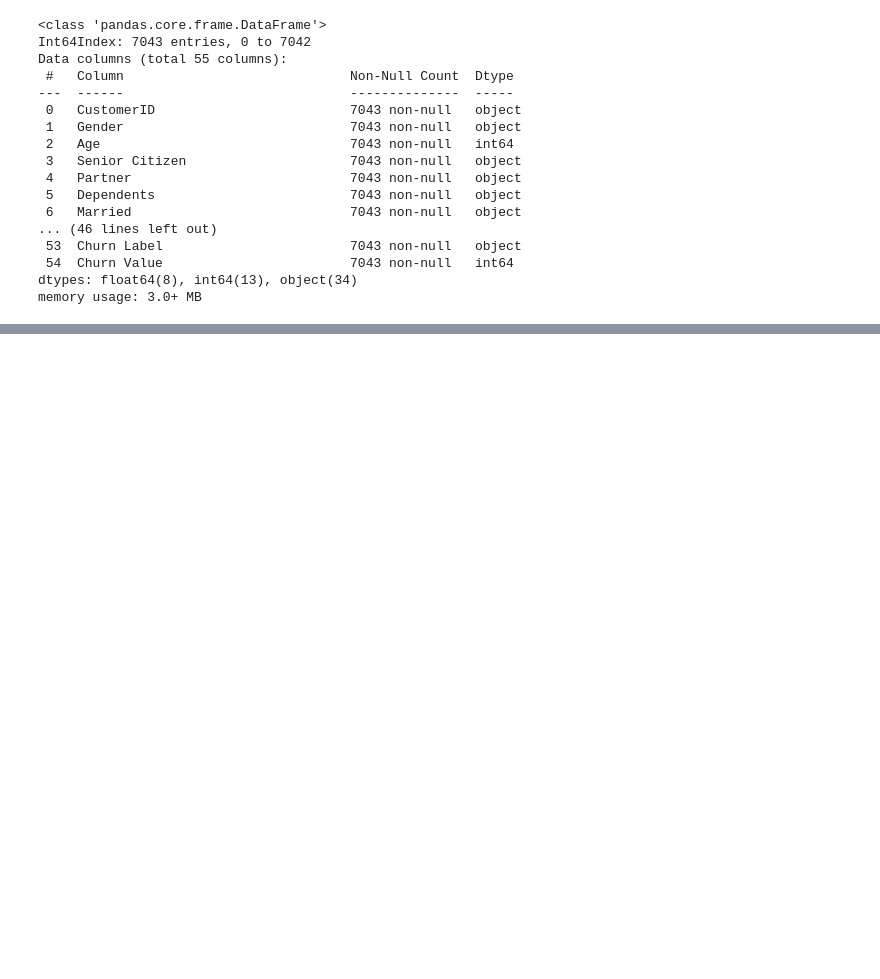
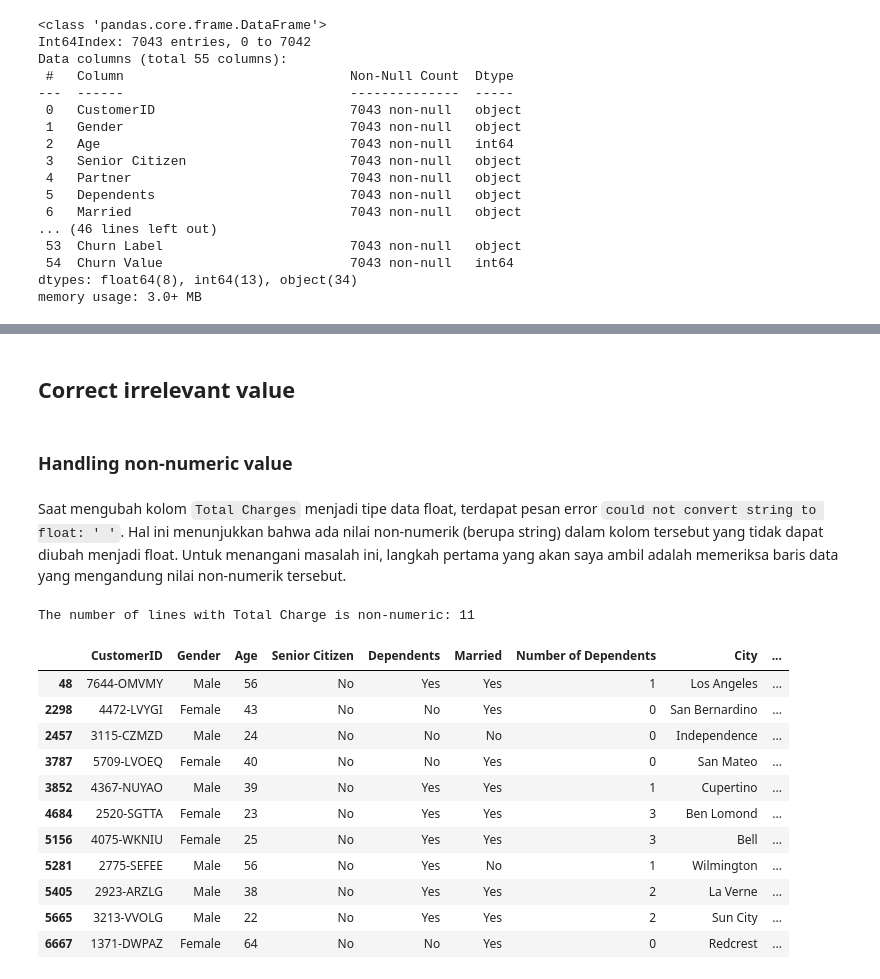
Before and after one commit to mfadlisy/Telco-Customer-Churn-Analysis, a Jupyter notebook: Notebooks/exploratory_data_analysis.ipynb, the cells around one changed output, grey strips where cells are left out. Saved outputs shown, nothing was run; the diff lists cells and outputs as text; code cells hidden in the pictures; blank space fills up the shorter version.

```diff
--- a/Notebooks/exploratory_data_analysis.ipynb
+++ b/Notebooks/exploratory_data_analysis.ipynb
@@ -7,8 +8,7 @@ import numpy as np
 
 pd.set_option('display.max_columns', None)
 # %%
-# Import dataframe
-data_path = '../Data/telco-data/Telco_customer_churn'
+data_path = '/content/drive/MyDrive/Learn Data/Project Case Study/Telco Customer Churn Analysis/data/telco-data/Telco_customer_churn'
 
 telco_data = pd.read_excel(data_path + ".xlsx")
 demographics_data = pd.read_excel(data_path + "_demographics.xlsx")
@@ -115,0 +162,4 @@ memory usage: 3.0+ MB
+# %%
+# Check unique values and drop columns has 1 unique value
+unique_values = grouped_data.nunique()
+unique_values
@@ -115,0 +184,8 @@ memory usage: 3.0+ MB
+# %%
+# Drop columns has 1 unique value
+cleaned_data = grouped_data.drop(columns=grouped_data.columns[unique_values == 1])
+# %%
+# Drop columns that have same definition as others
+drop_same_columns = ['Partner','Lat Long','Churn Label',
+                     'Tenure Months','Monthly Charges']
+cleaned_data = cleaned_data.drop(columns=drop_same_columns)
@@ -115,0 +201,24 @@ memory usage: 3.0+ MB
+# %% [markdown]
+## Correct irrelevant value
+# %% [markdown]
+### Handling non-numeric value
+# %% [markdown]
+Saat mengubah kolom `Total Charges` menjadi tipe data float, terdapat pesan error `could not convert string to float: ' '`. Hal ini menunjukkan bahwa ada nilai non-numerik (berupa string) dalam kolom tersebut yang tidak dapat diubah menjadi float. Untuk menangani masalah ini, langkah pertama yang akan saya ambil adalah memeriksa baris data yang mengandung nilai non-numerik tersebut.
+# %%
+total_charge_non_numeric = cleaned_data[cleaned_data['Total Charges'] == ' ']
+print(f'The number of lines with Total Charge is non-numeric: {total_charge_non_numeric.shape[0]}')
+total_charge_non_numeric
+# %% [output]
+The number of lines with Total Charge is non-numeric: 11
+|  | CustomerID | Gender | Age | Senior Citizen | Dependents | Married | Number of Dependents | City | ... |
+| 48 | 7644-OMVMY | Male | 56 | No | Yes | Yes | 1 | Los Angeles | ... |
+| 2298 | 4472-LVYGI | Female | 43 | No | No | Yes | 0 | San Bernardino | ... |
+| 2457 | 3115-CZMZD | Male | 24 | No | No | No | 0 | Independence | ... |
+| 3787 | 5709-LVOEQ | Female | 40 | No | No | Yes | 0 | San Mateo | ... |
+| 3852 | 4367-NUYAO | Male | 39 | No | Yes | Yes | 1 | Cupertino | ... |
+| 4684 | 2520-SGTTA | Female | 23 | No | Yes | Yes | 3 | Ben Lomond | ... |
+| 5156 | 4075-WKNIU | Female | 25 | No | Yes | Yes | 3 | Bell | ... |
+| 5281 | 2775-SEFEE | Male | 56 | No | Yes | No | 1 | Wilmington | ... |
+| 5405 | 2923-ARZLG | Male | 38 | No | Yes | Yes | 2 | La Verne | ... |
+| 5665 | 3213-VVOLG | Male | 22 | No | Yes | Yes | 2 | Sun City | ... |
+| 6667 | 1371-DWPAZ | Female | 64 | No | No | Yes | 0 | Redcrest | ... |
```
Also changed, not shown: parts of 16 cells of this notebook.
